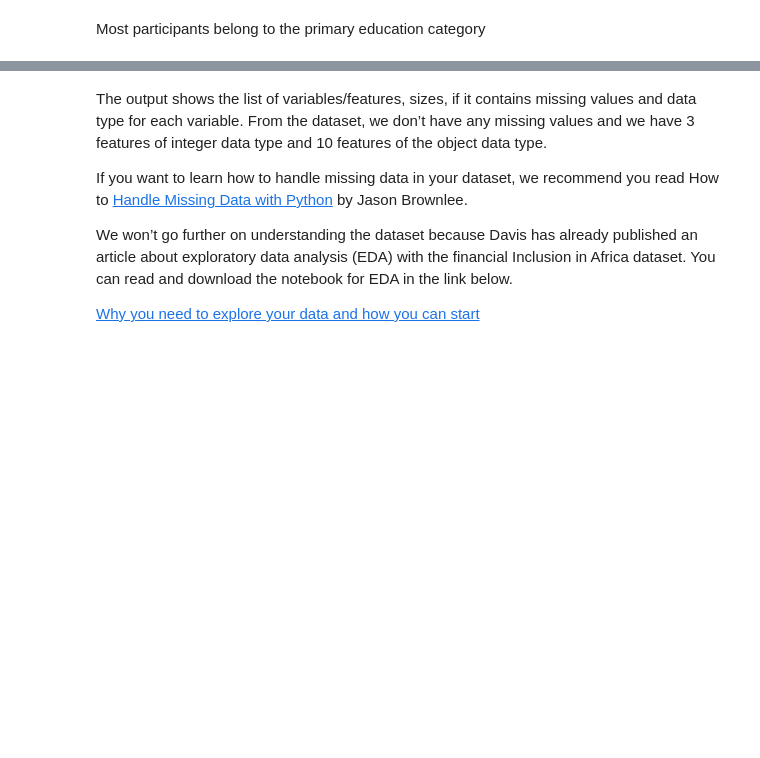
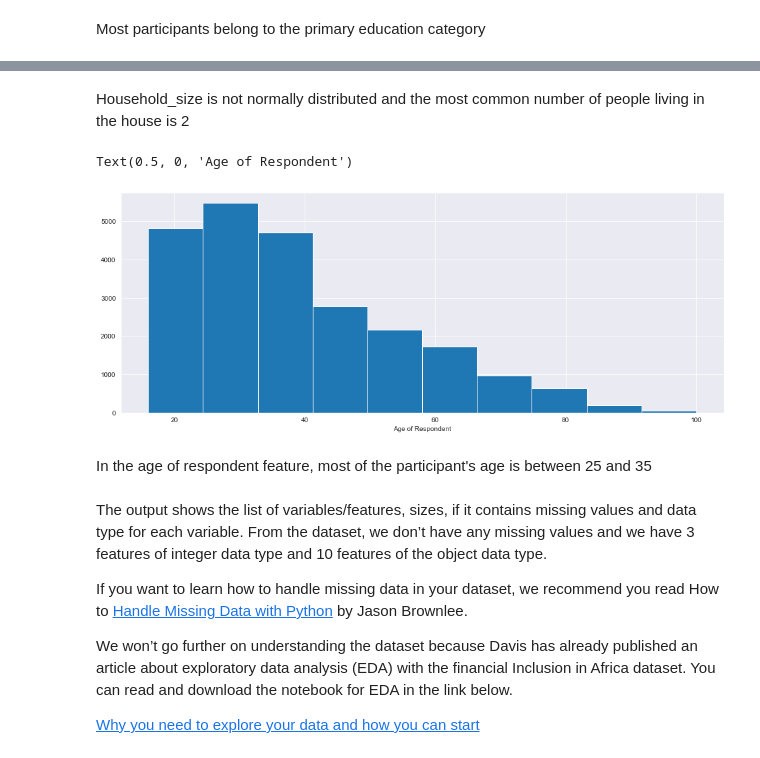
Before and after one commit to Eben-Success/ML_Financial_Inclusion_In_Africa, a Jupyter notebook: StarterNotebook.ipynb, the cells around one changed output, grey strips where cells are left out. Saved outputs shown, nothing was run; the diff lists cells and outputs as text; code cells hidden in the pictures; blank space fills up the shorter version.

```diff
--- a/StarterNotebook.ipynb
+++ b/StarterNotebook.ipynb
@@ -259,3 +296,16 @@ sns.catplot(x="job_type", kind="count", height=20, data=train)
+# %% [markdown]
+Household_size is not normally distributed and the most common number of people living in the house is 2
+# %%
+# Explore age_of_respondent distribution
+
+plt.figure(figsize=(16,6))
+train.age_of_respondent.hist()
+plt.xlabel("Age of Respondent")
+# %% [output]
+Text(0.5, 0, 'Age of Respondent')
+[figure, added]
+# %% [markdown]
+In the age of respondent feature, most of the participant's age is between 25 and 35
 # %% [markdown]
 The output shows the list of variables/features, sizes, if it contains missing values and data type for each variable. From the dataset, we don’t have any missing values and we have 3 features of integer data type and 10 features of the object data type.
 
```
Also changed, not shown: parts of 4 cells of this notebook.
